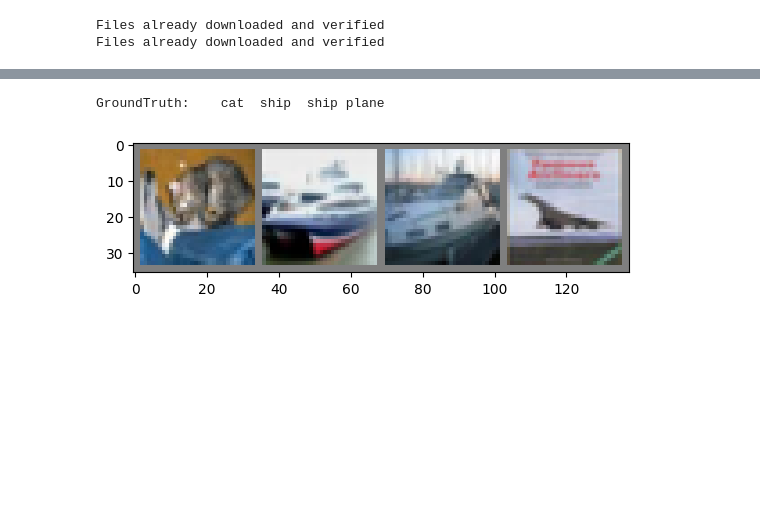
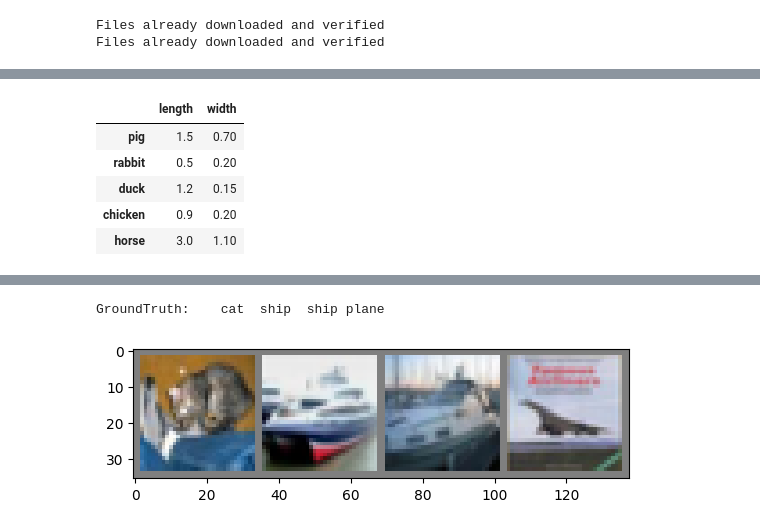
Before and after one commit to ProjectX-UCI/D-EAP, a Jupyter notebook: cifar10.ipynb, the cells around one changed output, grey strips where cells are left out. Cells and saved outputs as stored; diff of their text form; code cells hidden in the pictures; blank space fills up the shorter version.

```diff
--- a/cifar10.ipynb
+++ b/cifar10.ipynb
@@ -170,0 +189,12 @@ Finished Training
+# %%
+df = pd.DataFrame({'length': [1.5, 0.5, 1.2, 0.9, 3],
+                  'width': [0.7, 0.2, 0.15, 0.2, 1.1]},
+                  index=['pig', 'rabbit', 'duck', 'chicken', 'horse'])
+df
+# %% [output]
+|  | length | width |
+| pig | 1.5 | 0.70 |
+| rabbit | 0.5 | 0.20 |
+| duck | 1.2 | 0.15 |
+| chicken | 0.9 | 0.20 |
+| horse | 3.0 | 1.10 |
```
Also changed, not shown: parts of 11 cells of this notebook.
